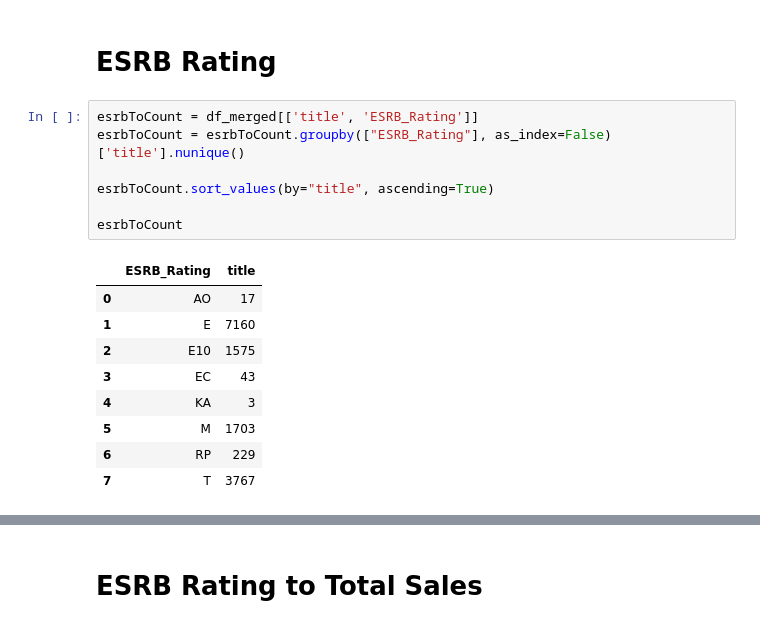
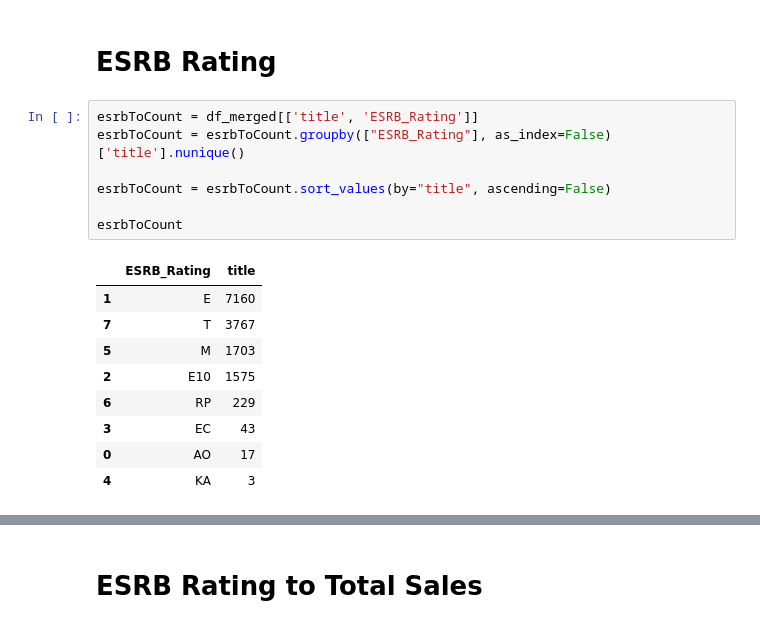
Before and after one commit to Secade/DATASCI-Video-Game-Sales, a Jupyter notebook: Video Game Sales EDA.ipynb, the cells around one changed output, grey strips where cells are left out. Drawn from its saved outputs; the diff is of its cells as text.

Commit message:
Arranged the data for ESRB visualization
+ esrb visual edited
+ temporarily changed the plot of ESRBtoSales to barplot

```diff
--- a/Video Game Sales EDA.ipynb
+++ b/Video Game Sales EDA.ipynb
@@ -221,17 +221,17 @@ df_merged.describe(include=object)
 # %%
 esrbToCount = df_merged[['title', 'ESRB_Rating']]
 esrbToCount = esrbToCount.groupby(["ESRB_Rating"], as_index=False)['title'].nunique()
 
-esrbToCount.sort_values(by="title", ascending=True)
+esrbToCount = esrbToCount.sort_values(by="title", ascending=False)
 
 esrbToCount
 # %% [output]
 |  | ESRB_Rating | title |
+| 1 | E | 7160 |
+| 7 | T | 3767 |
+| 5 | M | 1703 |
+| 2 | E10 | 1575 |
+| 6 | RP | 229 |
+| 3 | EC | 43 |
 | 0 | AO | 17 |
-| 1 | E | 7160 |
-| 2 | E10 | 1575 |
-| 3 | EC | 43 |
 | 4 | KA | 3 |
-| 5 | M | 1703 |
-| 6 | RP | 229 |
-| 7 | T | 3767 |
```
Also changed, not shown: parts of 3 cells of this notebook.
